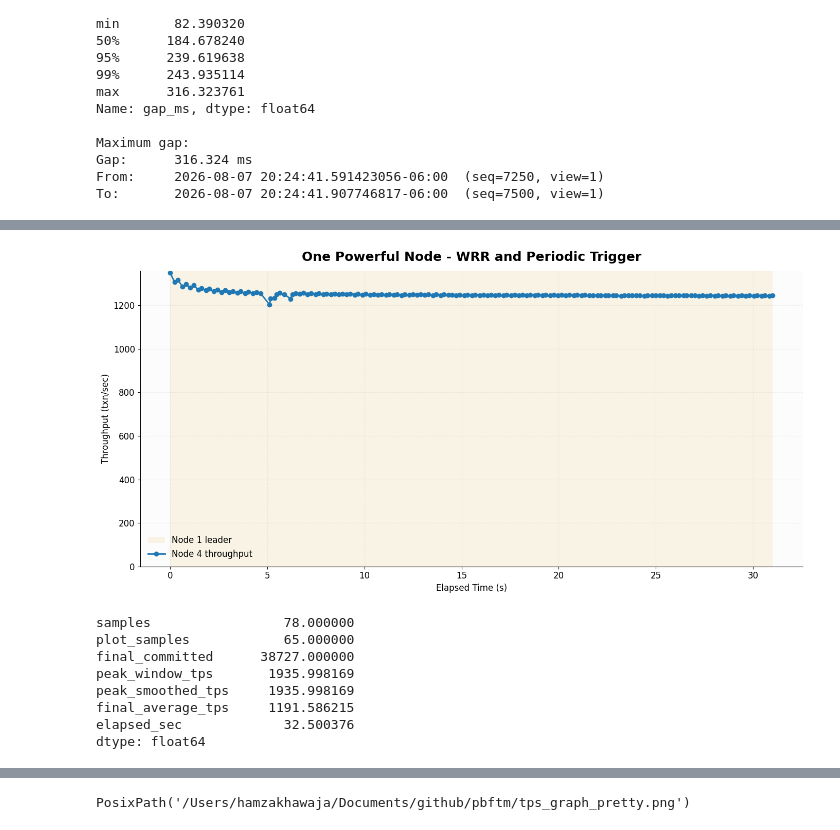
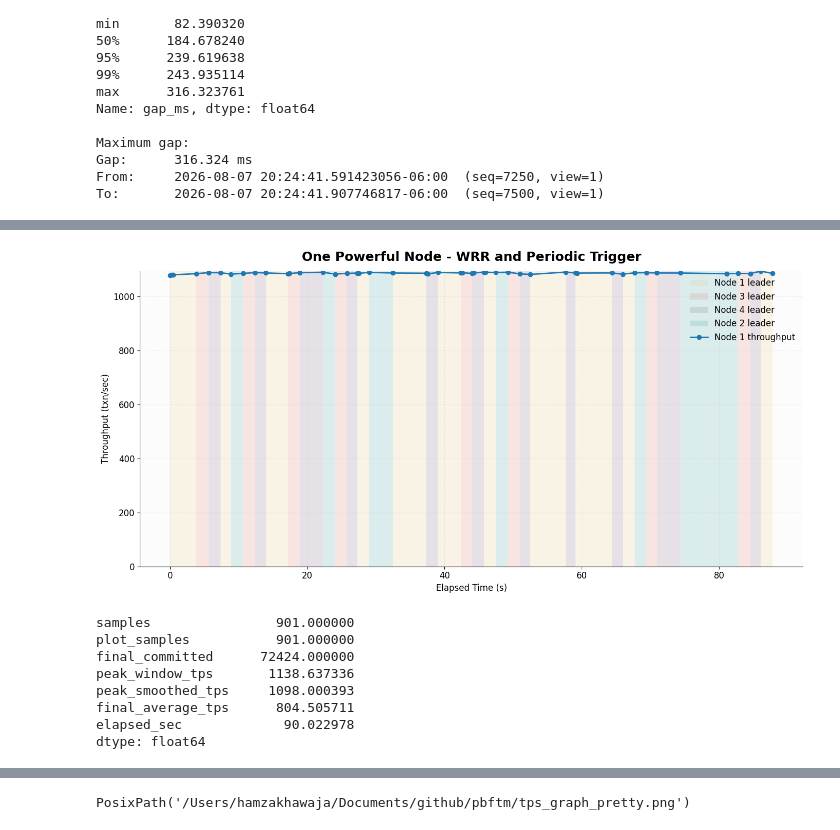
Before and after one commit to Michael112233/pbft, a Jupyter notebook: plot_tps_series.ipynb, the cells around one changed output, grey strips where cells are left out. Drawn from its saved outputs; the diff is of its cells as text; code cells hidden in the pictures.

```diff
--- a/plot_tps_series.ipynb
+++ b/plot_tps_series.ipynb
@@ -55,7 +55,7 @@ From:     2026-08-07 20:24:41.591423056-06:00  (seq=7250, view=1)
 To:       2026-08-07 20:24:41.907746817-06:00  (seq=7500, view=1)
 # %%
 # Change this to pick which node throughput CSV to plot.
-node_id = 4
+node_id = 1
 
 view_start = 0
 
@@ -162,4 +162,4 @@ plt.show()
-[figure, old version]
+[figure, new version]
 # %%
 json_path = Path("logs/ch.json")
 assert json_path.exists(), f"Missing file: {json_path.resolve()}"
@@ -171,8 +171,8 @@ df = pd.DataFrame(raw)
 # df = df[(df["average_tps"] >= 500) & (df["average_tps"] <= 3000)].copy()
 
 df = df.sort_values("elapsed_sec").reset_index(drop=True)
-df = df[df["elapsed_sec"].between(0, 15, inclusive="both")].copy()
-df["window_tps_smooth"] = df["window_tps"].rolling(window=1, min_periods=1).mean()
+# df = df[df["elapsed_sec"].between(7, 23, inclusive="both")].copy()
+df["window_tps_smooth"] = df["window_tps"].rolling(window=5, min_periods=5).mean()
 
 change_mask = df["committed_total"].ne(df["committed_total"].shift(fill_value=-1))
 if change_mask.any():
@@ -193,13 +193,13 @@ summary = {
 
 pd.Series(summary)
 # %% [output]
-samples                 78.000000
-plot_samples            65.000000
-final_committed      38727.000000
-peak_window_tps       1935.998169
-peak_smoothed_tps     1935.998169
-final_average_tps     1191.586215
-elapsed_sec             32.500376
+samples                901.000000
+plot_samples           901.000000
+final_committed      72424.000000
+peak_window_tps       1138.637336
+peak_smoothed_tps     1098.000393
+final_average_tps      804.505711
+elapsed_sec             90.022978
 dtype: float64
 # %%
 fig, ax1 = plt.subplots()
```
Also changed, not shown: parts of 4 cells of this notebook, 13 other files.
